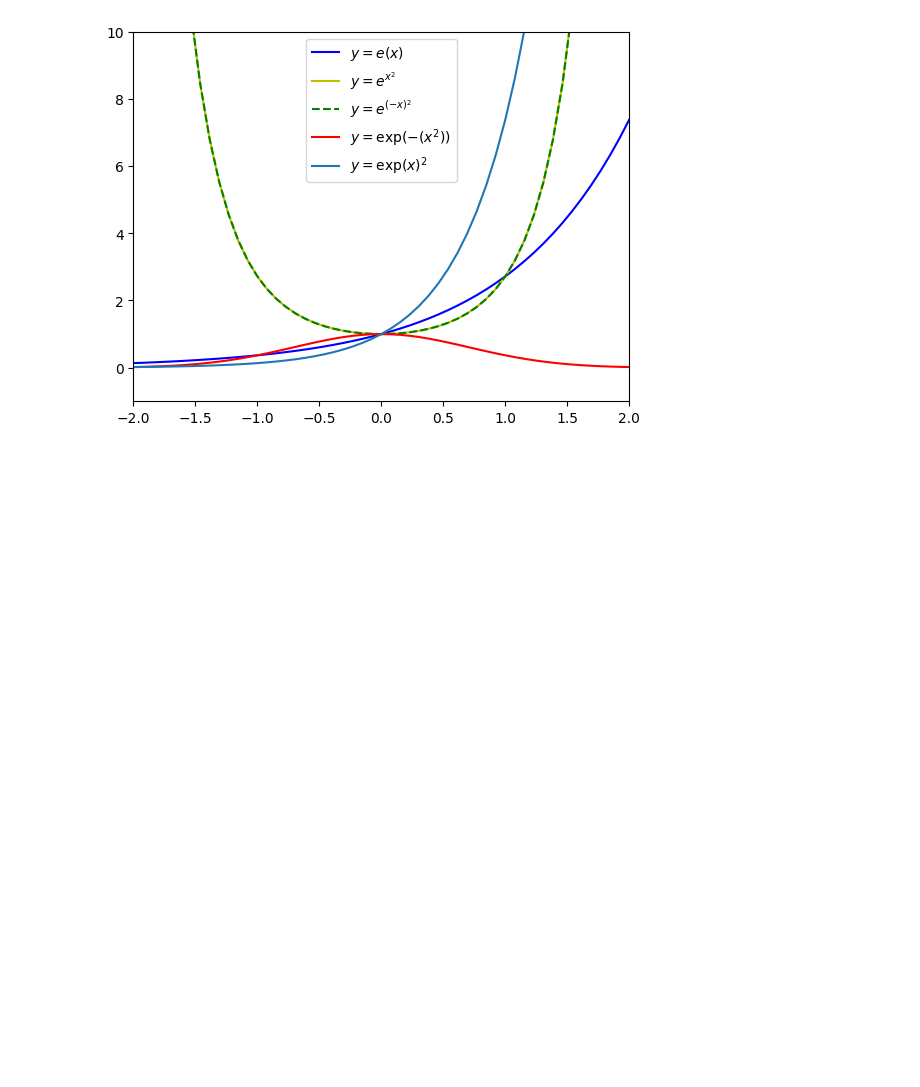
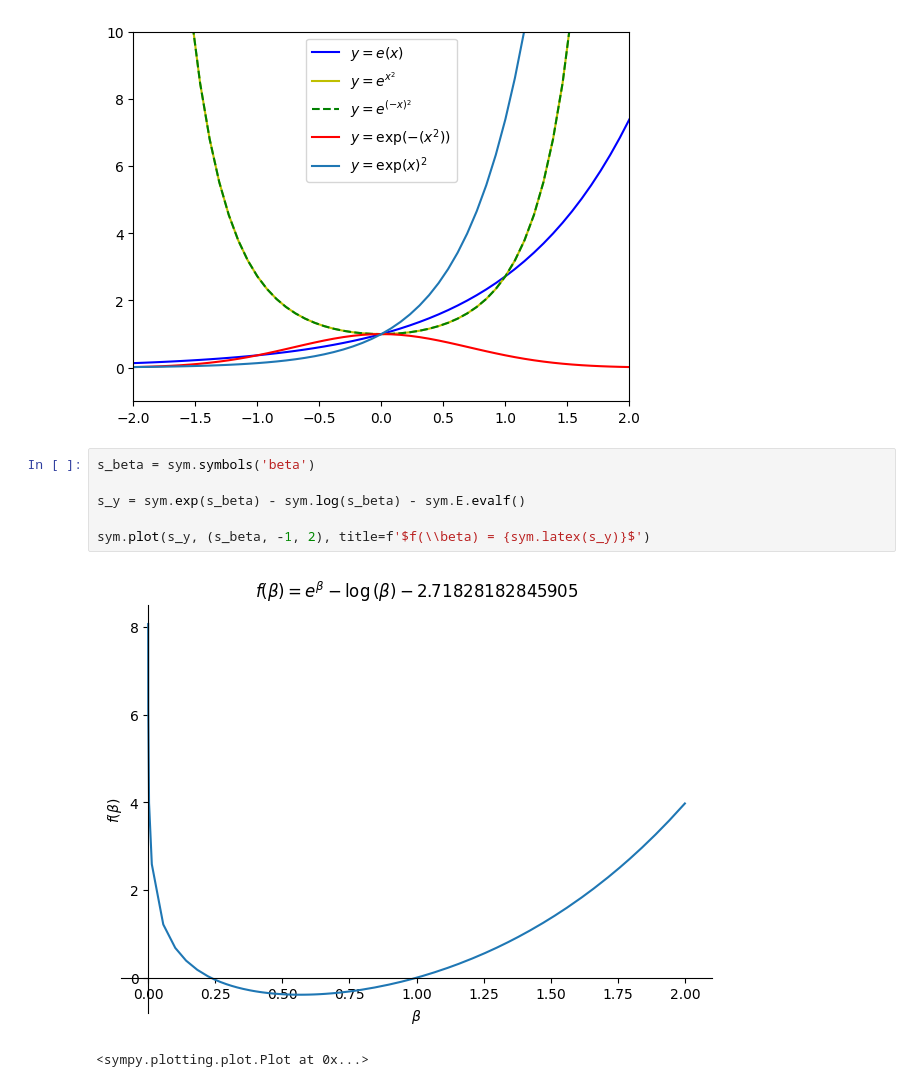
Before and after one commit to dennismwagiru/machine-learning, a Jupyter notebook: calculus/functions/exponential-and-log-functions.ipynb, the cells around one changed output. Cells and saved outputs as stored; diff of their text form; blank space fills up the shorter version.

```diff
--- a/calculus/functions/exponential-and-log-functions.ipynb
+++ b/calculus/functions/exponential-and-log-functions.ipynb
@@ -45,3 +48,12 @@ plt.ylim(-1, 10)
 plt.show()
 # %% [output]
 [figure]
+# %%
+s_beta = sym.symbols('beta')
+
+s_y = sym.exp(s_beta) - sym.log(s_beta) - sym.E.evalf()
+
+sym.plot(s_y, (s_beta, -1, 2), title=f'$f(\\beta) = {sym.latex(s_y)}$')
+# %% [output]
+[figure, added]
+<sympy.plotting.plot.Plot at 0x...>
```
Also changed, not shown: parts of 9 cells of this notebook, 1 other file.
